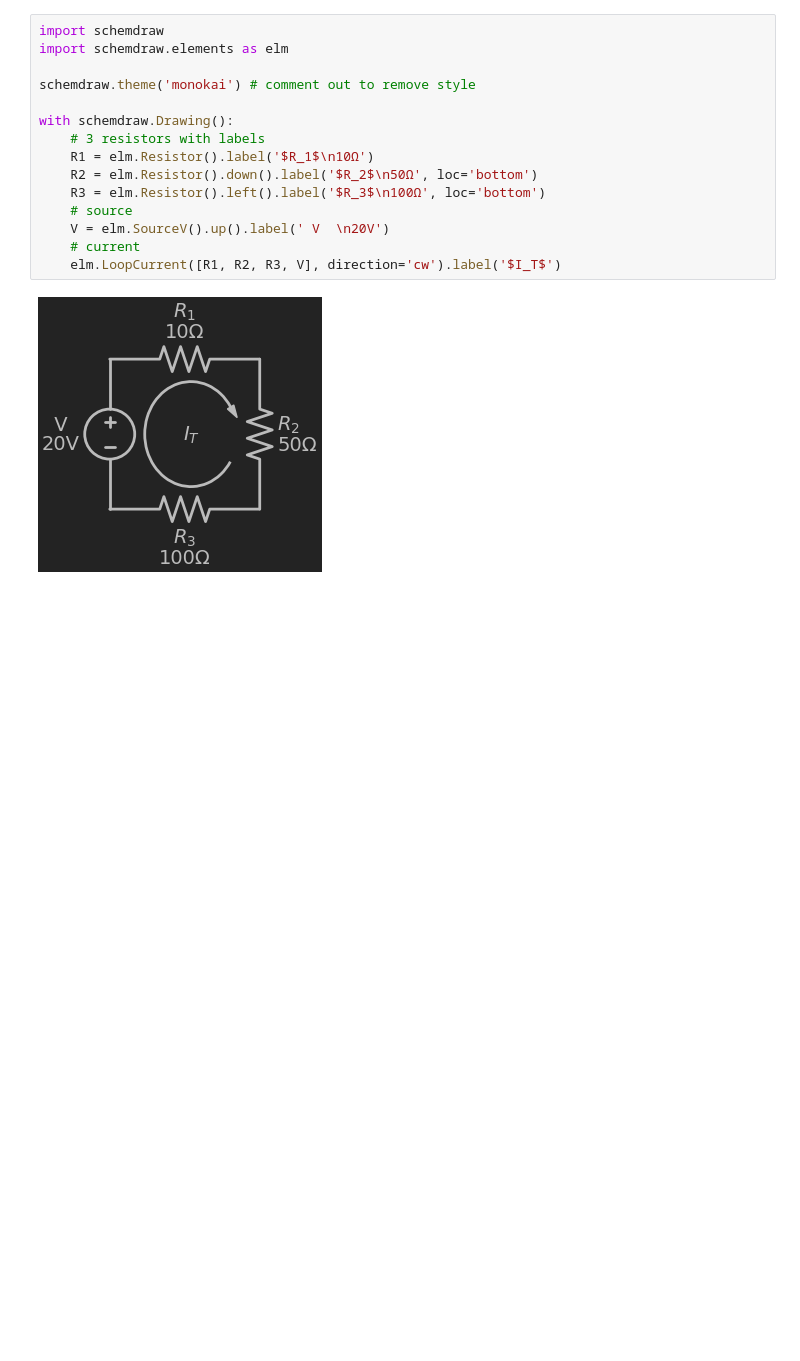
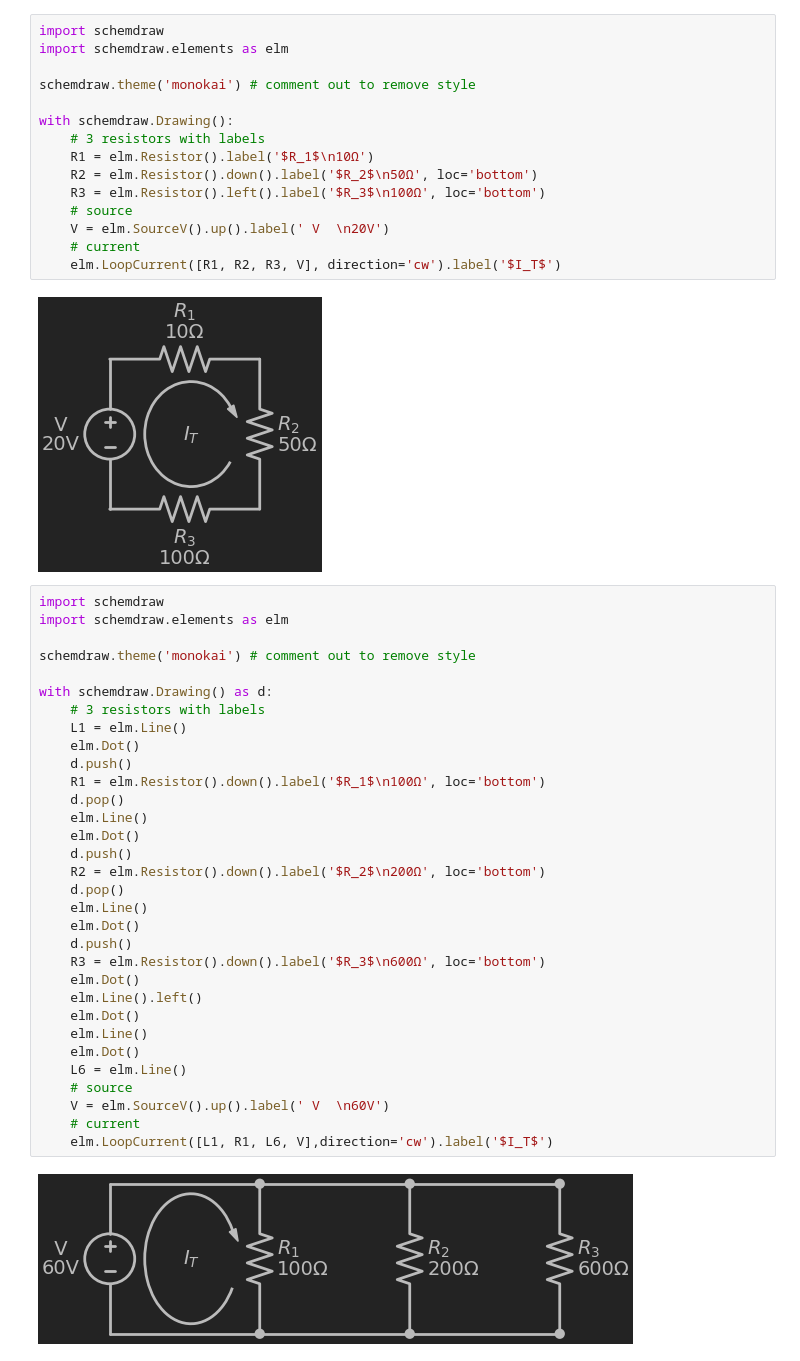
Before and after one commit to arlo0814/colab-playground, a Jupyter notebook: circuits.ipynb, the cells around one changed output. Drawn from its saved outputs; the diff is of its cells as text; blank space fills up the shorter version.

Commit message:
feat: added parallel circuits - one dc voltage source - three resistors

```diff
--- a/circuits.ipynb
+++ b/circuits.ipynb
@@ -26,3 +43,37 @@ with schemdraw.Drawing():
     elm.LoopCurrent([R1, R2, R3, V], direction='cw').label('$I_T$')
 # %% [output]
 [figure]
+# %%
+import schemdraw
+import schemdraw.elements as elm
+
+schemdraw.theme('monokai') # comment out to remove style
+
+with schemdraw.Drawing() as d:
+    # 3 resistors with labels
+    L1 = elm.Line()
+    elm.Dot()
+    d.push()
+    R1 = elm.Resistor().down().label('$R_1$\n100Ω', loc='bottom')
+    d.pop()
+    elm.Line()
+    elm.Dot()
+    d.push()
+    R2 = elm.Resistor().down().label('$R_2$\n200Ω', loc='bottom')
+    d.pop()
+    elm.Line()
+    elm.Dot()
+    d.push()
+    R3 = elm.Resistor().down().label('$R_3$\n600Ω', loc='bottom')
+    elm.Dot()
+    elm.Line().left()
+    elm.Dot()
+    elm.Line()
+    elm.Dot()
+    L6 = elm.Line()
+    # source
+    V = elm.SourceV().up().label(' V  \n60V')
+    # current
+    elm.LoopCurrent([L1, R1, L6, V],direction='cw').label('$I_T$')
+# %% [output]
+[figure, added]
```
Also changed, not shown: parts of 1 cell of this notebook.
